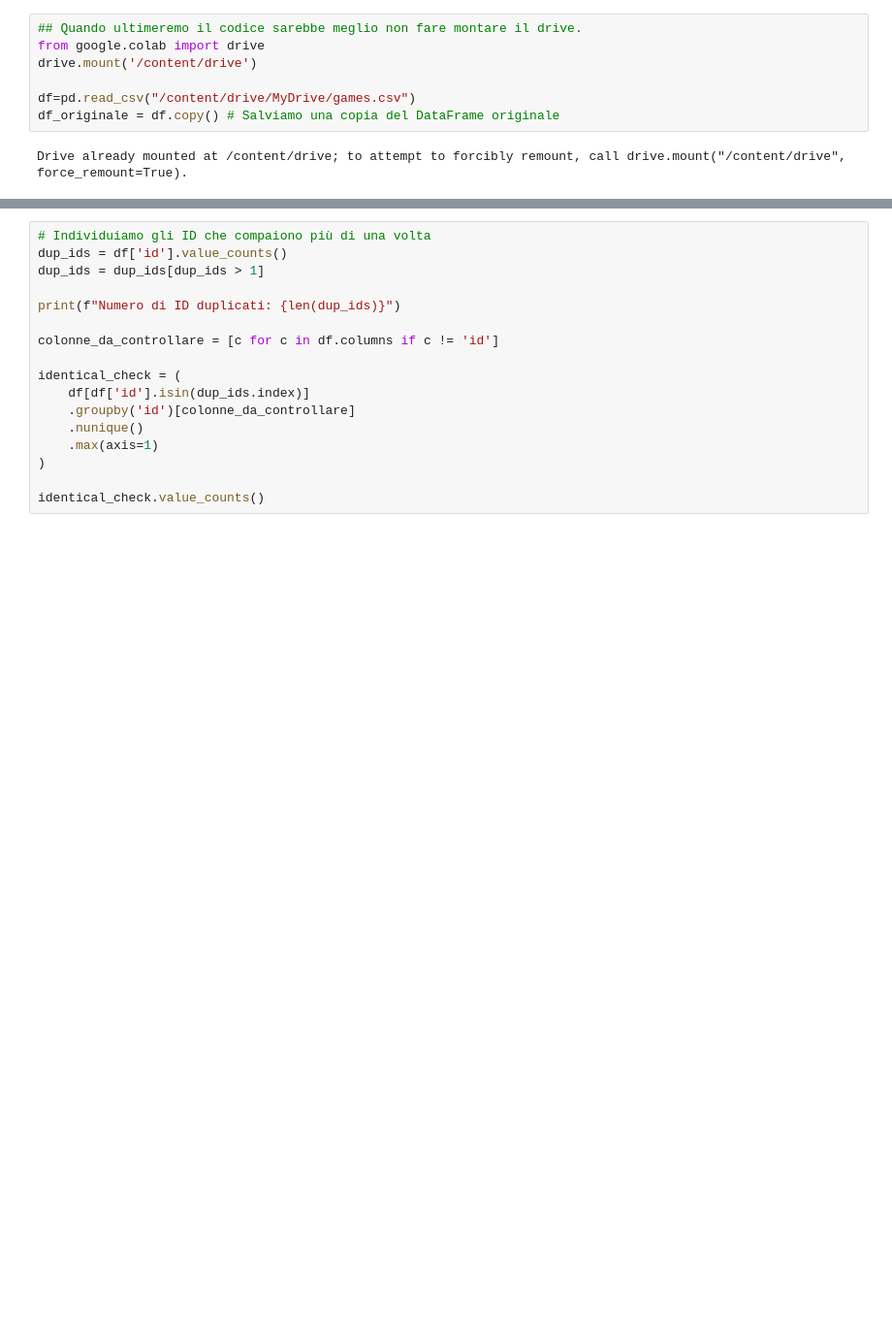
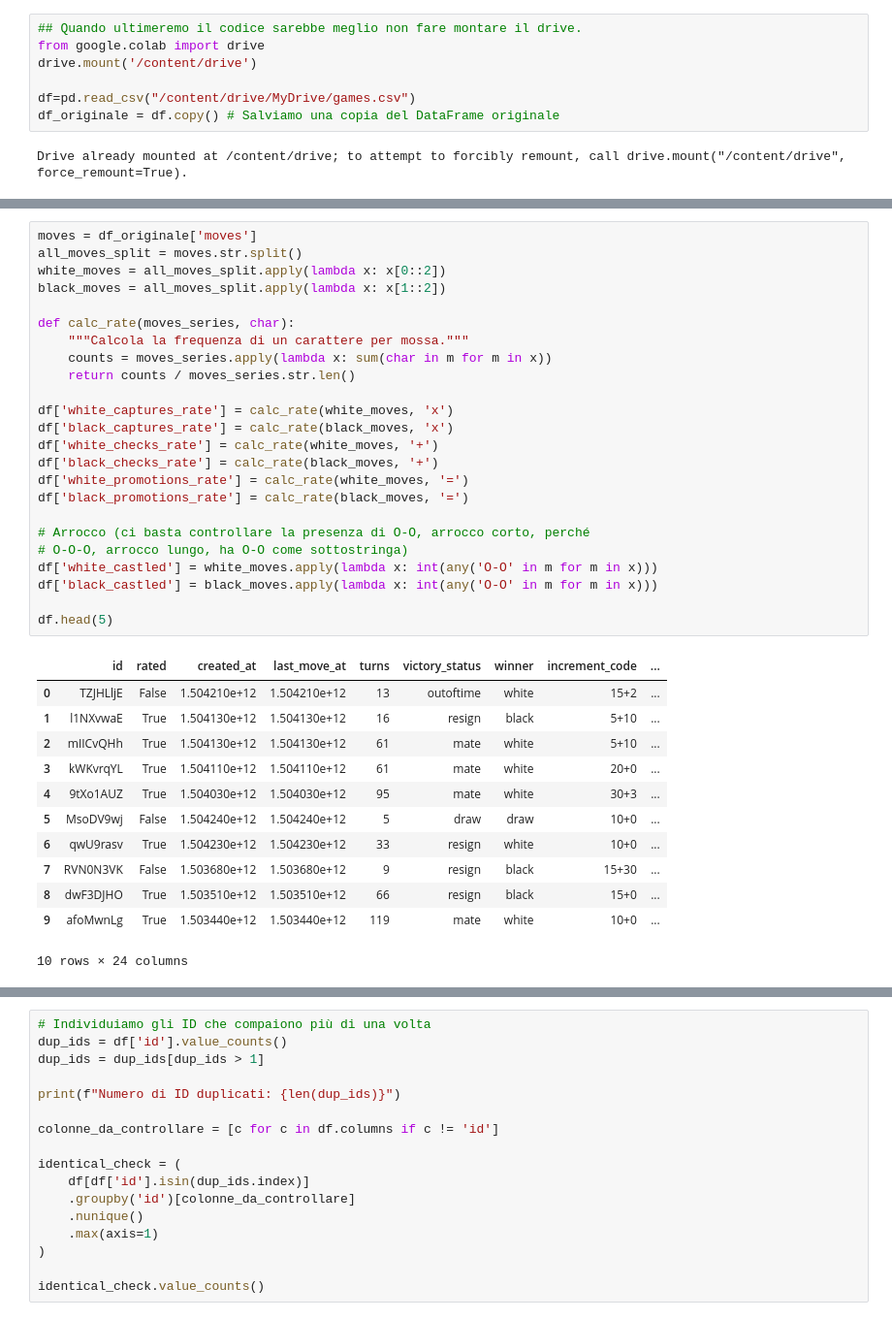
Before and after one commit to AndreaMorbello/Progetto-IA2, a Jupyter notebook: Notebooks/Notebook-IA2.ipynb, the cells around one changed output, grey strips where cells are left out. Shown at 97% size. Saved outputs shown, nothing was run; the diff lists cells and outputs as text; blank space fills up the shorter version.

```diff
--- a/Notebooks/Notebook-IA2.ipynb
+++ b/Notebooks/Notebook-IA2.ipynb
@@ -96,0 +104,37 @@ Drive already mounted at /content/drive; to attempt to forcibly remount, call dr
+# %%
+moves = df_originale['moves']
+all_moves_split = moves.str.split()
+white_moves = all_moves_split.apply(lambda x: x[0::2])
+black_moves = all_moves_split.apply(lambda x: x[1::2])
+
+def calc_rate(moves_series, char):
+    """Calcola la frequenza di un carattere per mossa."""
+    counts = moves_series.apply(lambda x: sum(char in m for m in x))
+    return counts / moves_series.str.len()
+
+df['white_captures_rate'] = calc_rate(white_moves, 'x')
+df['black_captures_rate'] = calc_rate(black_moves, 'x')
+df['white_checks_rate'] = calc_rate(white_moves, '+')
+df['black_checks_rate'] = calc_rate(black_moves, '+')
+df['white_promotions_rate'] = calc_rate(white_moves, '=')
+df['black_promotions_rate'] = calc_rate(black_moves, '=')
+
+# Arrocco (ci basta controllare la presenza di O-O, arrocco corto, perché
+# O-O-O, arrocco lungo, ha O-O come sottostringa)
+df['white_castled'] = white_moves.apply(lambda x: int(any('O-O' in m for m in x)))
+df['black_castled'] = black_moves.apply(lambda x: int(any('O-O' in m for m in x)))
+
+df.head(5)
+# %% [output]
+|  | id | rated | created_at | last_move_at | turns | victory_status | winner | increment_code | ... |
+| 0 | TZJHLljE | False | 1.504210e+12 | 1.504210e+12 | 13 | outoftime | white | 15+2 | ... |
+| 1 | l1NXvwaE | True | 1.504130e+12 | 1.504130e+12 | 16 | resign | black | 5+10 | ... |
+| 2 | mIICvQHh | True | 1.504130e+12 | 1.504130e+12 | 61 | mate | white | 5+10 | ... |
+| 3 | kWKvrqYL | True | 1.504110e+12 | 1.504110e+12 | 61 | mate | white | 20+0 | ... |
+| 4 | 9tXo1AUZ | True | 1.504030e+12 | 1.504030e+12 | 95 | mate | white | 30+3 | ... |
+| 5 | MsoDV9wj | False | 1.504240e+12 | 1.504240e+12 | 5 | draw | draw | 10+0 | ... |
+| 6 | qwU9rasv | True | 1.504230e+12 | 1.504230e+12 | 33 | resign | white | 10+0 | ... |
+| 7 | RVN0N3VK | False | 1.503680e+12 | 1.503680e+12 | 9 | resign | black | 15+30 | ... |
+| 8 | dwF3DJHO | True | 1.503510e+12 | 1.503510e+12 | 66 | resign | black | 15+0 | ... |
+| 9 | afoMwnLg | True | 1.503440e+12 | 1.503440e+12 | 119 | mate | white | 10+0 | ... |
+10 rows × 24 columns
```
Also changed, not shown: parts of 13 cells of this notebook.
